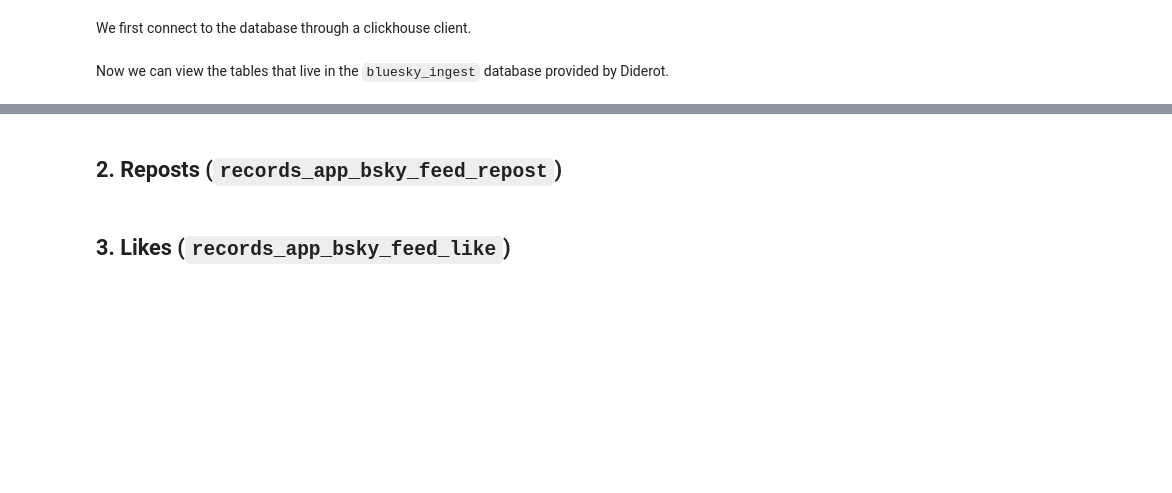
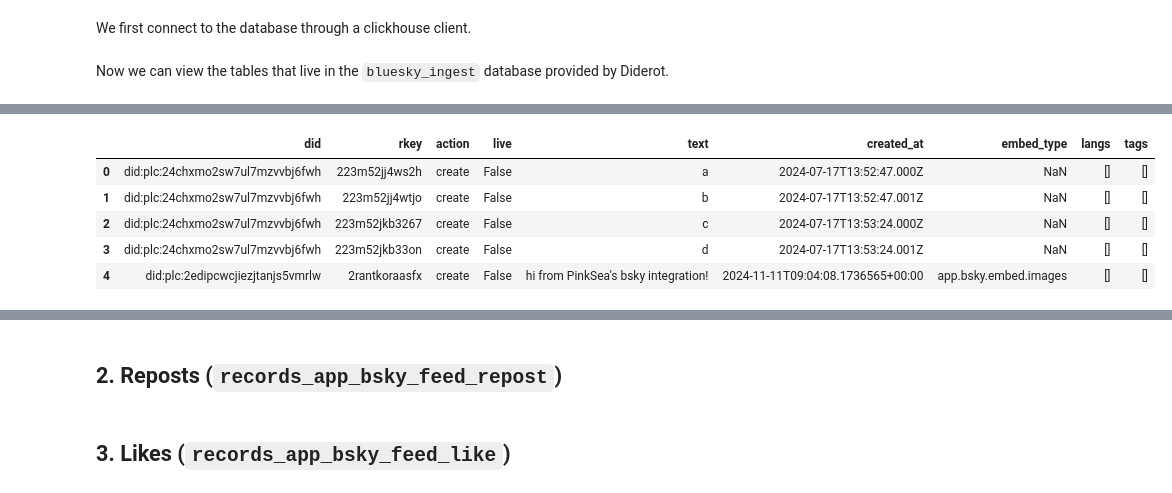
Before and after one commit to ishitajain21/Diderot-clinic, a Jupyter notebook: data_exploration/clickhouse_bluesky_tutorial.ipynb, the cells around one changed output, grey strips where cells are left out. Drawn from its saved outputs; the diff is of its cells as text; code cells hidden in the pictures; blank space fills up the shorter version.

Commit message:
added api tutorial section on posts

```diff
--- a/data_exploration/clickhouse_bluesky_tutorial.ipynb
+++ b/data_exploration/clickhouse_bluesky_tutorial.ipynb
@@ -76,0 +116,15 @@ show("SHOW TABLES FROM bluesky_ingest")
+# %%
+show(
+    """
+    SELECT did, rkey, action, live, text, created_at, embed_type, langs, tags
+    FROM bluesky_ingest.records_app_bsky_feed_post
+    LIMIT 5
+    """
+)
+# %% [output]
+|  | did | rkey | action | live | text | created_at | embed_type | langs | tags |
+| 0 | did:plc:24chxmo2sw7ul7mzvvbj6fwh | 223m52jj4ws2h | create | False | a | 2024-07-17T13:52:47.000Z | NaN | [] | [] |
+| 1 | did:plc:24chxmo2sw7ul7mzvvbj6fwh | 223m52jj4wtjo | create | False | b | 2024-07-17T13:52:47.001Z | NaN | [] | [] |
+| 2 | did:plc:24chxmo2sw7ul7mzvvbj6fwh | 223m52jkb3267 | create | False | c | 2024-07-17T13:53:24.000Z | NaN | [] | [] |
+| 3 | did:plc:24chxmo2sw7ul7mzvvbj6fwh | 223m52jkb33on | create | False | d | 2024-07-17T13:53:24.001Z | NaN | [] | [] |
+| 4 | did:plc:2edipcwcjiezjtanjs5vmrlw | 2rantkoraasfx | create | False | hi from PinkSea's bsky integration! | 2024-11-11T09:04:08.1736565+00:00 | app.bsky.embed.images | [] | [] |
```
Also changed, not shown: parts of 23 cells of this notebook, 1 other file.
